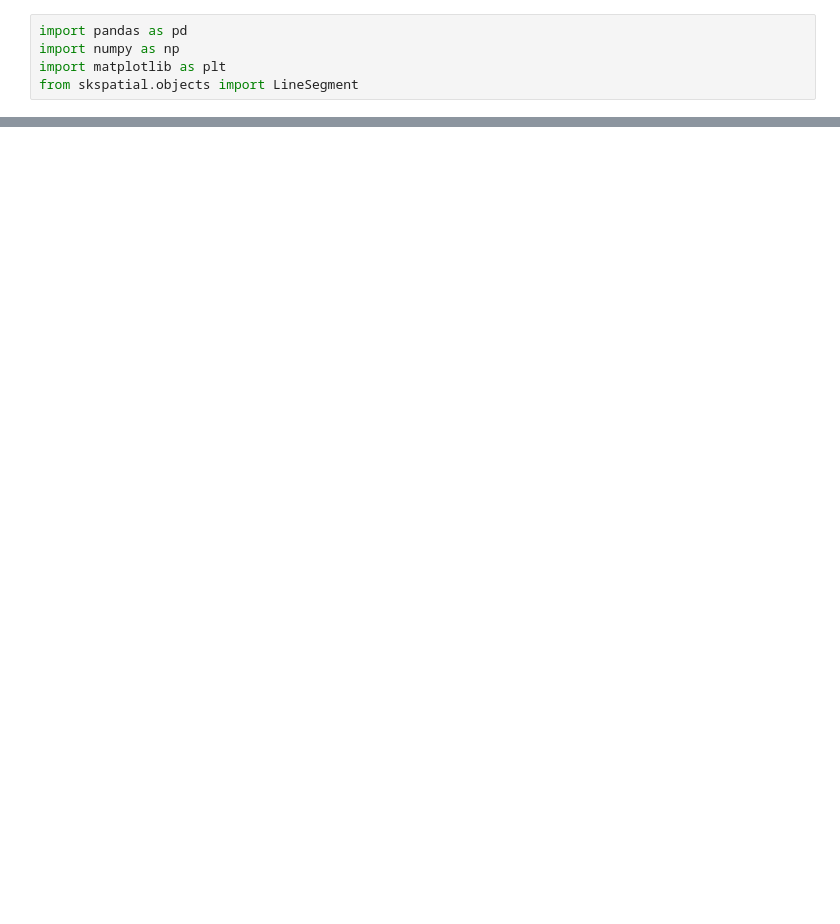
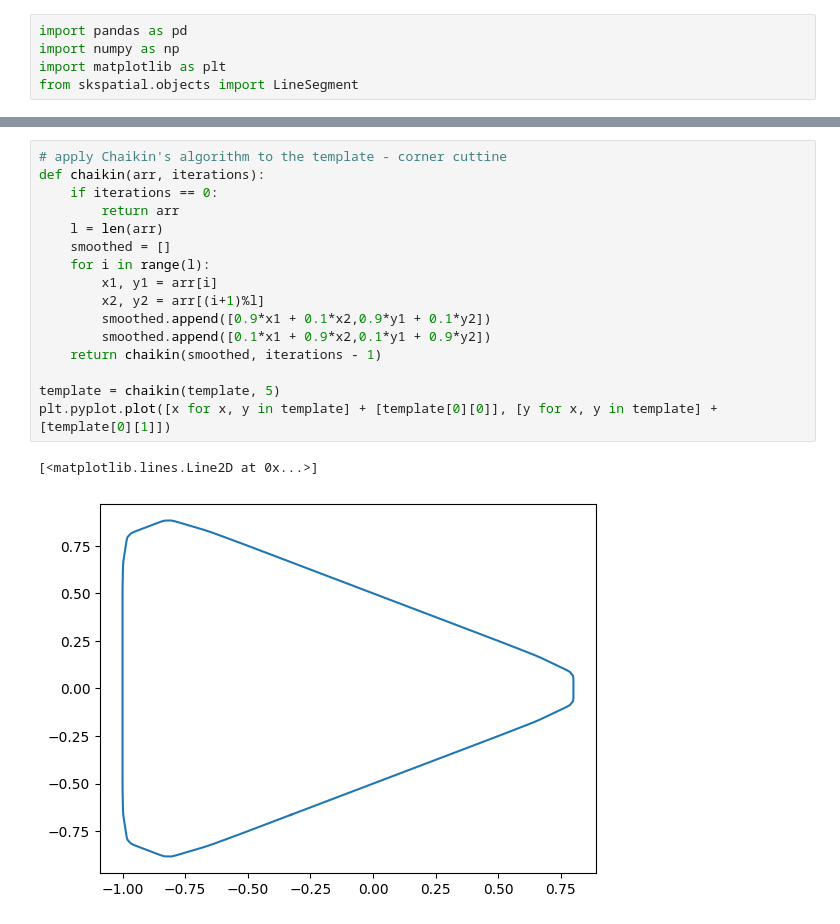
Before and after one commit to atomic14/kicad-coil-plugins, a Jupyter notebook: coil.ipynb, the cells around one changed output, grey strips where cells are left out. Drawn from its saved outputs; the diff is of its cells as text; blank space fills up the shorter version.

```diff
--- a/coil.ipynb
+++ b/coil.ipynb
@@ -21,3 +21,22 @@ plt.pyplot.plot([x for x, y in template] + [template[0][0]], [y for x, y in temp
+# %%
+# apply Chaikin's algorithm to the template - corner cuttine
+def chaikin(arr, iterations):
+    if iterations == 0:
+        return arr
+    l = len(arr)
+    smoothed = []
+    for i in range(l):
+        x1, y1 = arr[i]
+        x2, y2 = arr[(i+1)%l]
+        smoothed.append([0.9*x1 + 0.1*x2,0.9*y1 + 0.1*y2])
+        smoothed.append([0.1*x1 + 0.9*x2,0.1*y1 + 0.9*y2])
+    return chaikin(smoothed, iterations - 1)
+
+template = chaikin(template, 5)
+plt.pyplot.plot([x for x, y in template] + [template[0][0]], [y for x, y in template] + [template[0][1]])
+# %% [output]
+[<matplotlib.lines.Line2D at 0x...>]
+[figure, added]
 # %%
 SPACING = 0.2
 TURNS = 5
```
Also changed, not shown: parts of 4 cells of this notebook.
